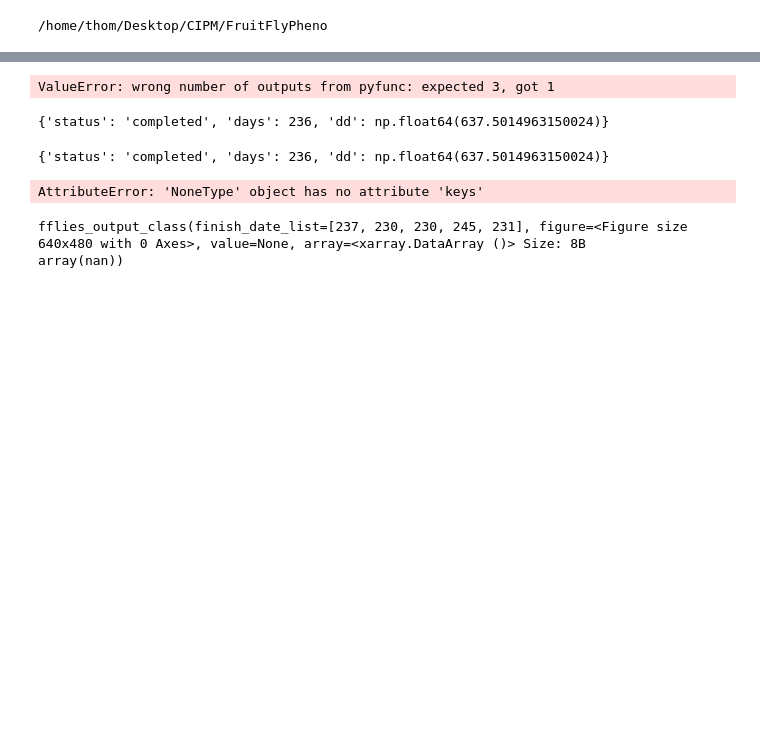
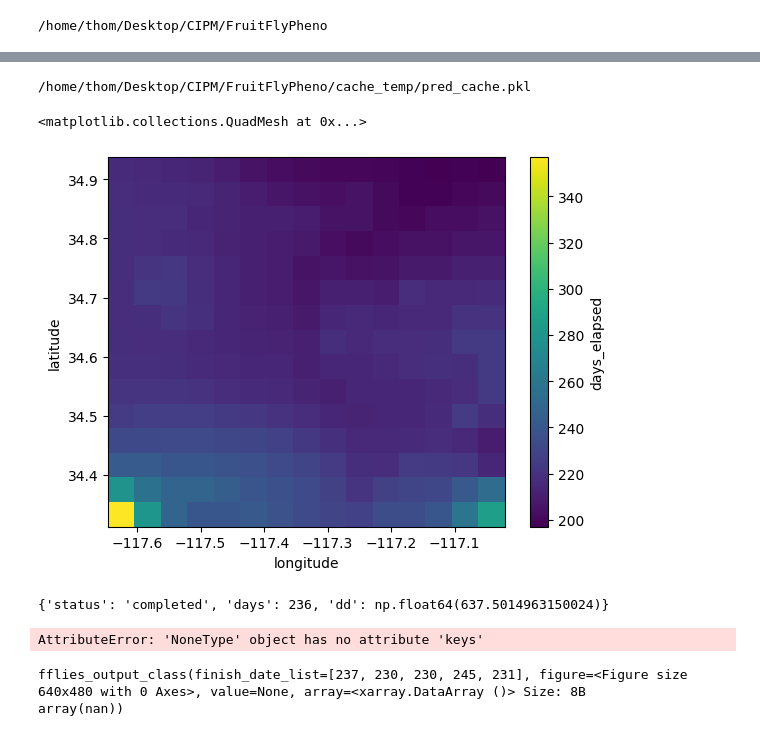
Before and after one commit to ThomWorm/FruitFlyPheno, a Jupyter notebook: notebooks/process_and_plot_dev.ipynb, the cells around one changed output, grey strips where cells are left out. Cells and saved outputs as stored; diff of their text form; code cells hidden in the pictures; blank space fills up the shorter version.

```diff
--- a/notebooks/process_and_plot_dev.ipynb
+++ b/notebooks/process_and_plot_dev.ipynb
@@ -137,7 +307,8 @@ stages
 # %%
 # lets test the core first
-data_path = os.path.abspath(os.path.join("..", "data"))
-cache_path = os.path.join(data_path, "cache/pred_cache.pkl")
+data_path = os.path.abspath(os.path.join("..", "")) #".." and "data"
+cache_path = os.path.join(data_path, "cache_temp/pred_cache.pkl") #remove cache temp
+print(cache_path)
 if cache_path and os.path.exists(cache_path):
     with open(cache_path, "rb") as cache_file:
         raw_PRISM = pickle.load(cache_file)
@@ -149,7 +320,7 @@ tmin_single_sample = tmin_xr.isel(latitude=0, longitude=0)
 
 start_day = 0
 target_species = "off"
-stages = load_species_params(target_species, data_path)
+stages = load_species_params(target_species, os.path.abspath(os.path.join("..", "data")))
 
 test = spatial_wrapper(tmin_xr, tmax_xr, start_day, stages, generations=3)
 
@@ -162,11 +333,12 @@ test_core = degree_day_core(
     generations=3,
 )
 # %% [output]
-ValueError: wrong number of outputs from pyfunc: expected 3, got 1
+/home/thom/Desktop/CIPM/FruitFlyPheno/cache_temp/pred_cache.pkl
-# %%
-test_core
-# %% [output]
-{'status': 'completed', 'days': 236, 'dd': np.float64(637.5014963150024)}
+# %%
+test['days_elapsed'].plot()
+# %% [output]
+<matplotlib.collections.QuadMesh at 0x...>
+[figure, added]
 # %%
 test_core
 # %% [output]
```
Also changed, not shown: parts of 9 cells of this notebook.
